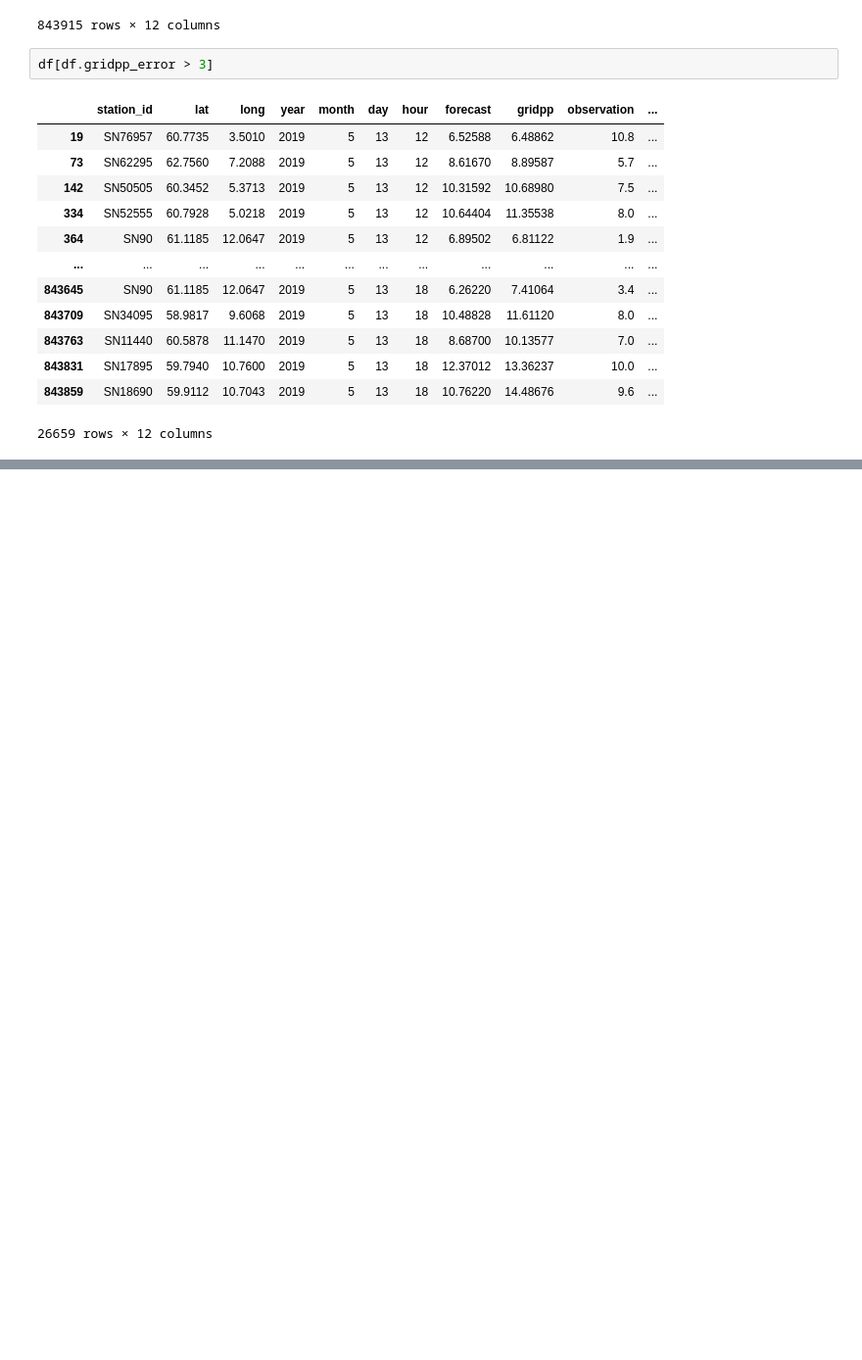
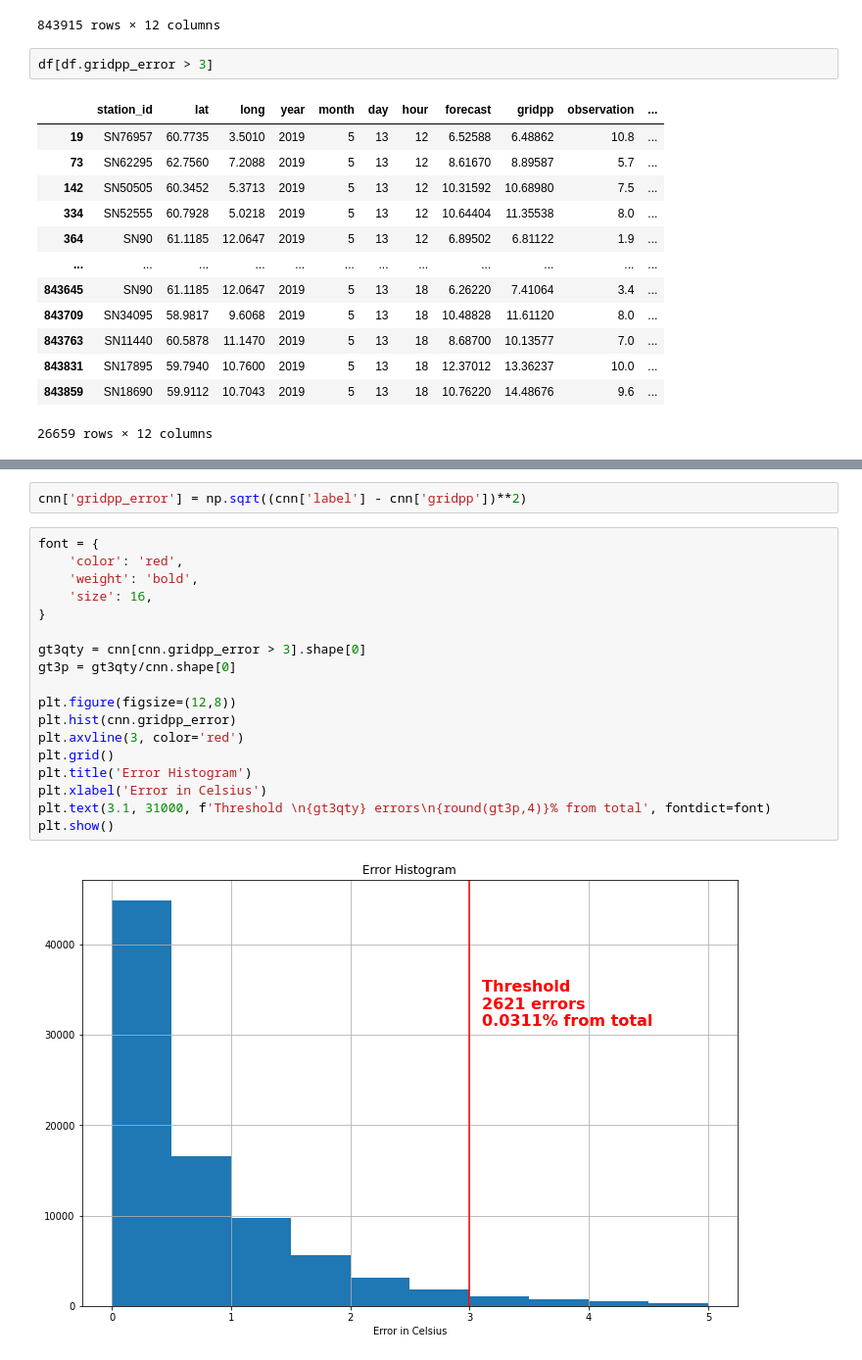
Before and after one commit to garaujo94/msc_postprocessing_weather, a Jupyter notebook: notebooks/EDA.ipynb, the cells around one changed output, grey strips where cells are left out. Shown at 98% size. Drawn from its saved outputs; the diff is of its cells as text; blank space fills up the shorter version.

```diff
--- a/notebooks/EDA.ipynb
+++ b/notebooks/EDA.ipynb
@@ -60,0 +111,22 @@ plt.show()
+# %%
+cnn['gridpp_error'] = np.sqrt((cnn['label'] - cnn['gridpp'])**2)
+# %%
+font = {
+    'color': 'red',
+    'weight': 'bold',
+    'size': 16,
+}
+
+gt3qty = cnn[cnn.gridpp_error > 3].shape[0]
+gt3p = gt3qty/cnn.shape[0]
+
+plt.figure(figsize=(12,8))
+plt.hist(cnn.gridpp_error)
+plt.axvline(3, color='red')
+plt.grid()
+plt.title('Error Histogram')
+plt.xlabel('Error in Celsius')
+plt.text(3.1, 31000, f'Threshold \n{gt3qty} errors\n{round(gt3p,4)}% from total', fontdict=font)
+plt.show()
+# %% [output]
+[figure, added]
```
Also changed, not shown: parts of 7 cells of this notebook, 10 other files.
